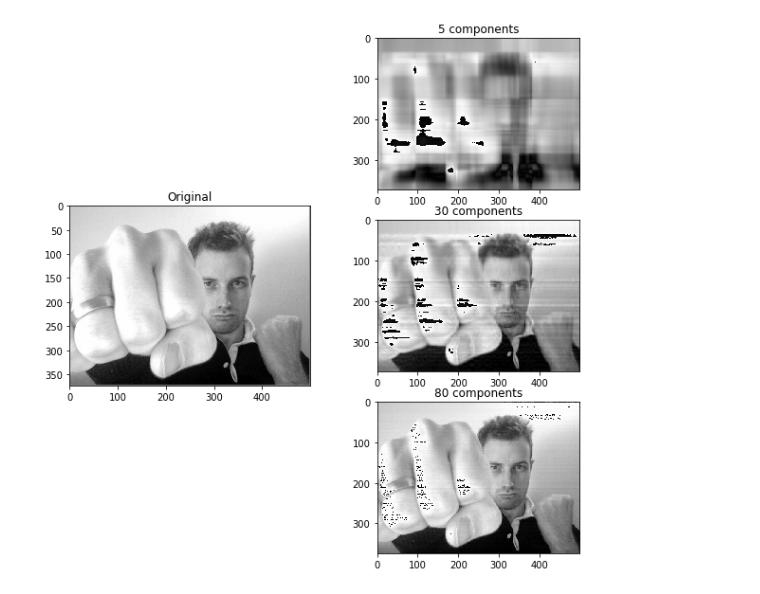
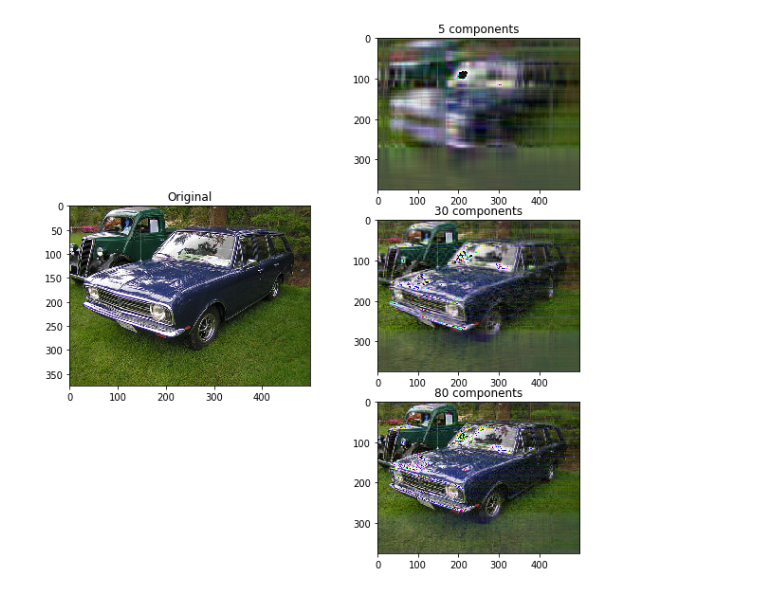
Before and after one commit to d-progonov/IPT-2020-FE91mp, a Jupyter notebook: lab2.ipynb, the cells around one changed output. Cells and saved outputs as stored; diff of their text form; code cells hidden in the pictures.

```diff
--- a/lab2.ipynb
+++ b/lab2.ipynb
@@ -189,7 +210,7 @@ import matplotlib.pyplot as plt
 import numpy as np
 from PIL import Image
 
-test_img = loaded_images[1]
+test_img = loaded_images[2]
 a_np = np.array(test_img)
 a_r = a_np[:,:,0]
 a_g = a_np[:,:,1]
@@ -208,35 +229,35 @@ def PCA_2d(image_2d, numpc):
 		eig_vec = eig_vec[:, range(numpc)]
 	score = np.dot(eig_vec.T, cov_mat)
 	recon = np.dot(eig_vec, score) + np.mean(image_2d).T
 	recon_img_mat = np.uint8(np.absolute(recon))
 	return recon_img_mat
 
 a_r_recon, a_g_recon, a_b_recon = PCA_2d(a_r, 5), PCA_2d(a_g, 5), PCA_2d(a_b, 5)
 recon_color_img = np.dstack((a_r_recon, a_g_recon, a_b_recon))
 fig=plt.figure(figsize=(10, 10))
 fig.add_subplot(1, 2, 1)
 plt.title('Original')
-plt.imshow(loaded_images[1])
+plt.imshow(loaded_images[2])
 fig.add_subplot(3, 2, 2)
 plt.title('5 components')
 plt.imshow(recon_color_img)
 
 a_r_recon, a_g_recon, a_b_recon = PCA_2d(a_r, 30), PCA_2d(a_g, 30), PCA_2d(a_b, 30)
 recon_color_img = np.dstack((a_r_recon, a_g_recon, a_b_recon))
 fig.add_subplot(3, 2, 4)
 plt.title('30 components')
 plt.imshow(recon_color_img)
 
 a_r_recon, a_g_recon, a_b_recon = PCA_2d(a_r, 80), PCA_2d(a_g, 80), PCA_2d(a_b, 80)
 recon_color_img = np.dstack((a_r_recon, a_g_recon, a_b_recon))
 fig.add_subplot(3, 2, 6)
 plt.title('80 components')
 plt.imshow(recon_color_img)
 plt.show()
 # recon_color_img = Image.fromarray(recon_color_img)
 # recon_color_img.show()
 # %% [output]
-[figure, old version]
+[figure, new version]
 # %%
 # b.calculating MSE
 def mse(imageA, imageB):
```
Also changed, not shown: parts of 9 cells of this notebook, 1 other file.
